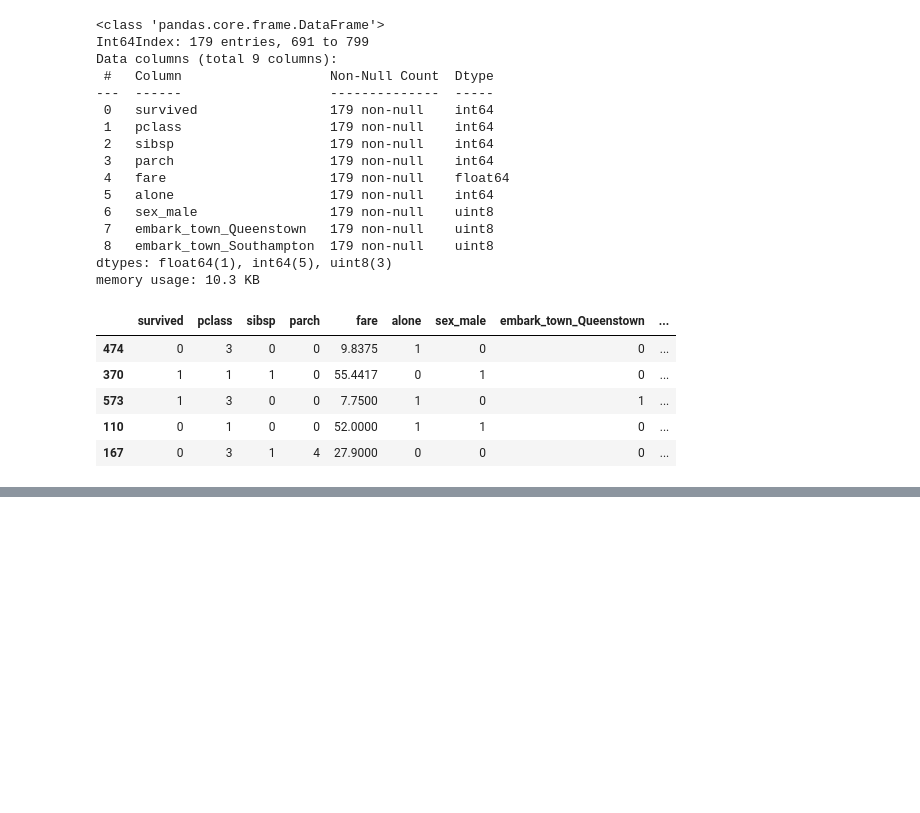
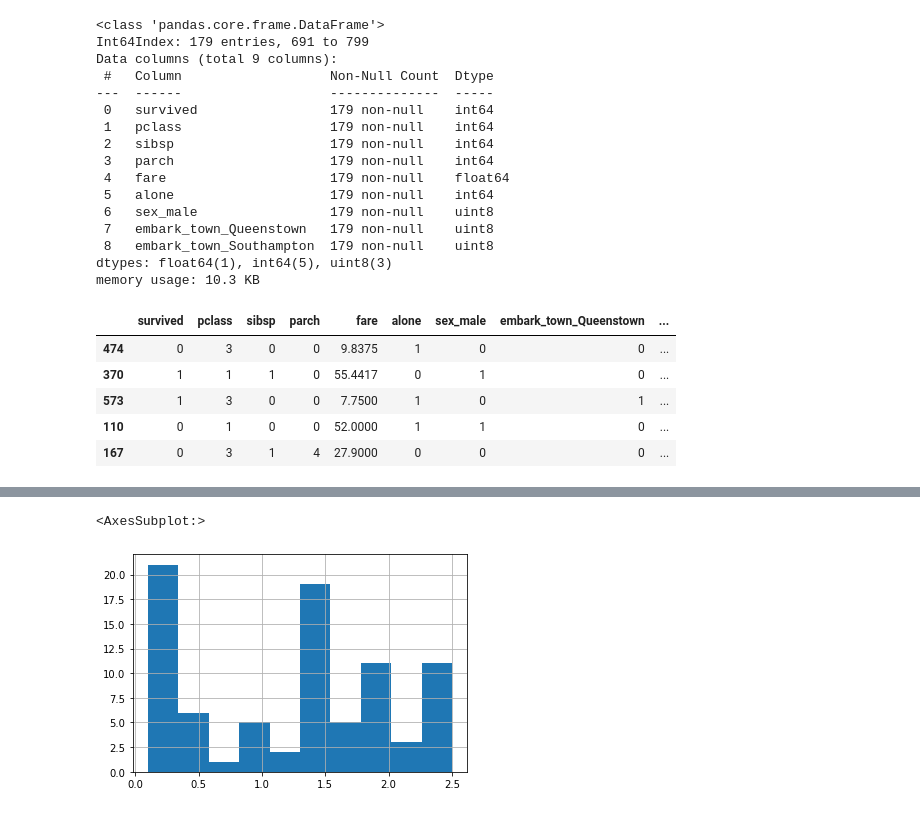
Before and after one commit to christophermayorga/classification-exercises, a Jupyter notebook: classification_exercises.ipynb, the cells around one changed output, grey strips where cells are left out. Saved outputs shown, nothing was run; the diff lists cells and outputs as text; code cells hidden in the pictures; blank space fills up the shorter version.

```diff
--- a/classification_exercises.ipynb
+++ b/classification_exercises.ipynb
@@ -677,0 +753,5 @@ train.head()
+# %%
+train.petal_width.hist()
+# %% [output]
+<AxesSubplot:>
+[figure, added]
```
Also changed, not shown: parts of 46 cells of this notebook, 1 other file.
